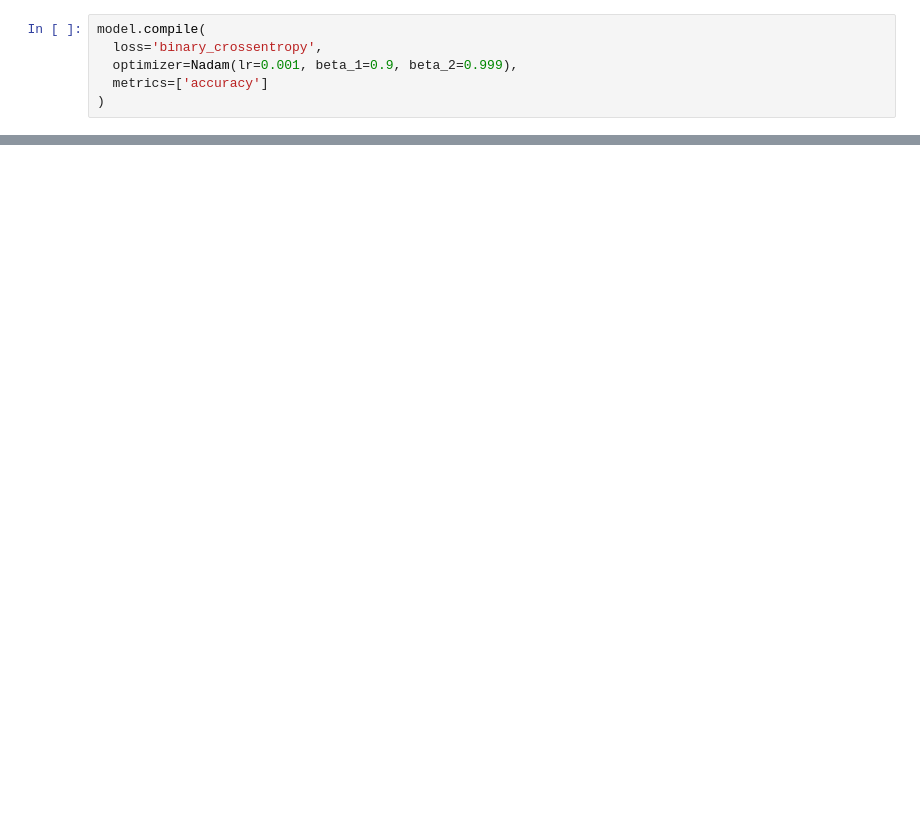
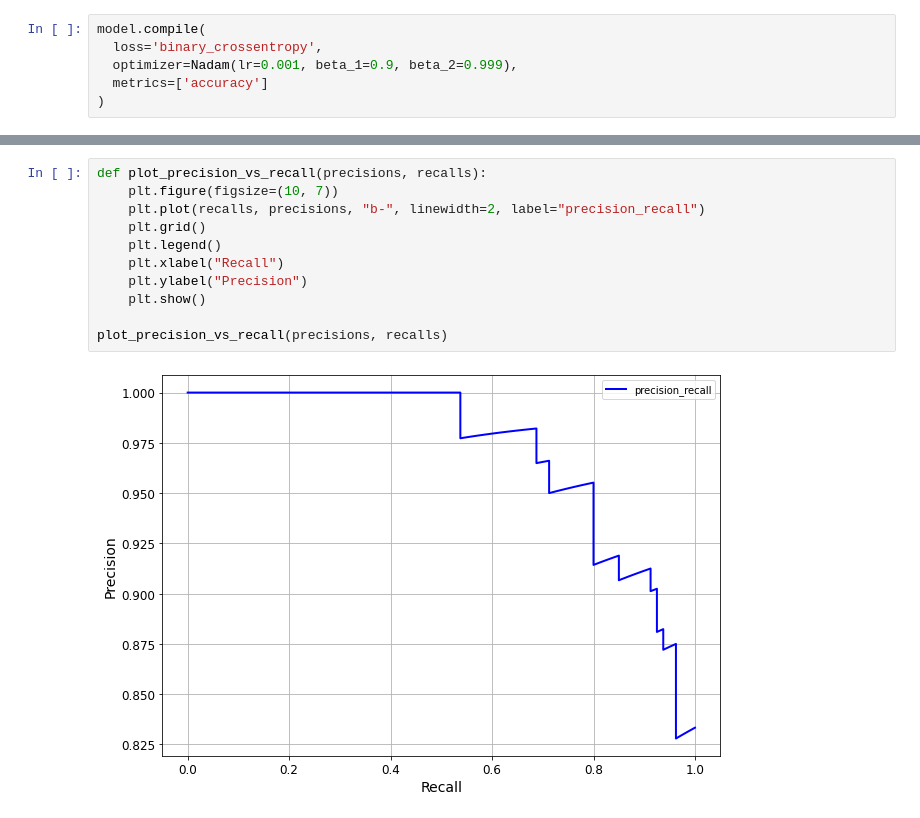
Before and after one commit to pk0912/threat_text_classification, a Jupyter notebook: notebooks/classification_models.ipynb, the cells around one changed output, grey strips where cells are left out. Drawn from its saved outputs; the diff is of its cells as text; blank space fills up the shorter version.

```diff
--- a/notebooks/classification_models.ipynb
+++ b/notebooks/classification_models.ipynb
@@ -304,0 +400,13 @@ plt.show()
+# %%
+def plot_precision_vs_recall(precisions, recalls):
+    plt.figure(figsize=(10, 7))
+    plt.plot(recalls, precisions, "b-", linewidth=2, label="precision_recall")
+    plt.grid()
+    plt.legend()
+    plt.xlabel("Recall")
+    plt.ylabel("Precision")
+    plt.show()
+
+plot_precision_vs_recall(precisions, recalls)
+# %% [output]
+[figure, added]
```
Also changed, not shown: parts of 28 cells of this notebook, 1 other file.
